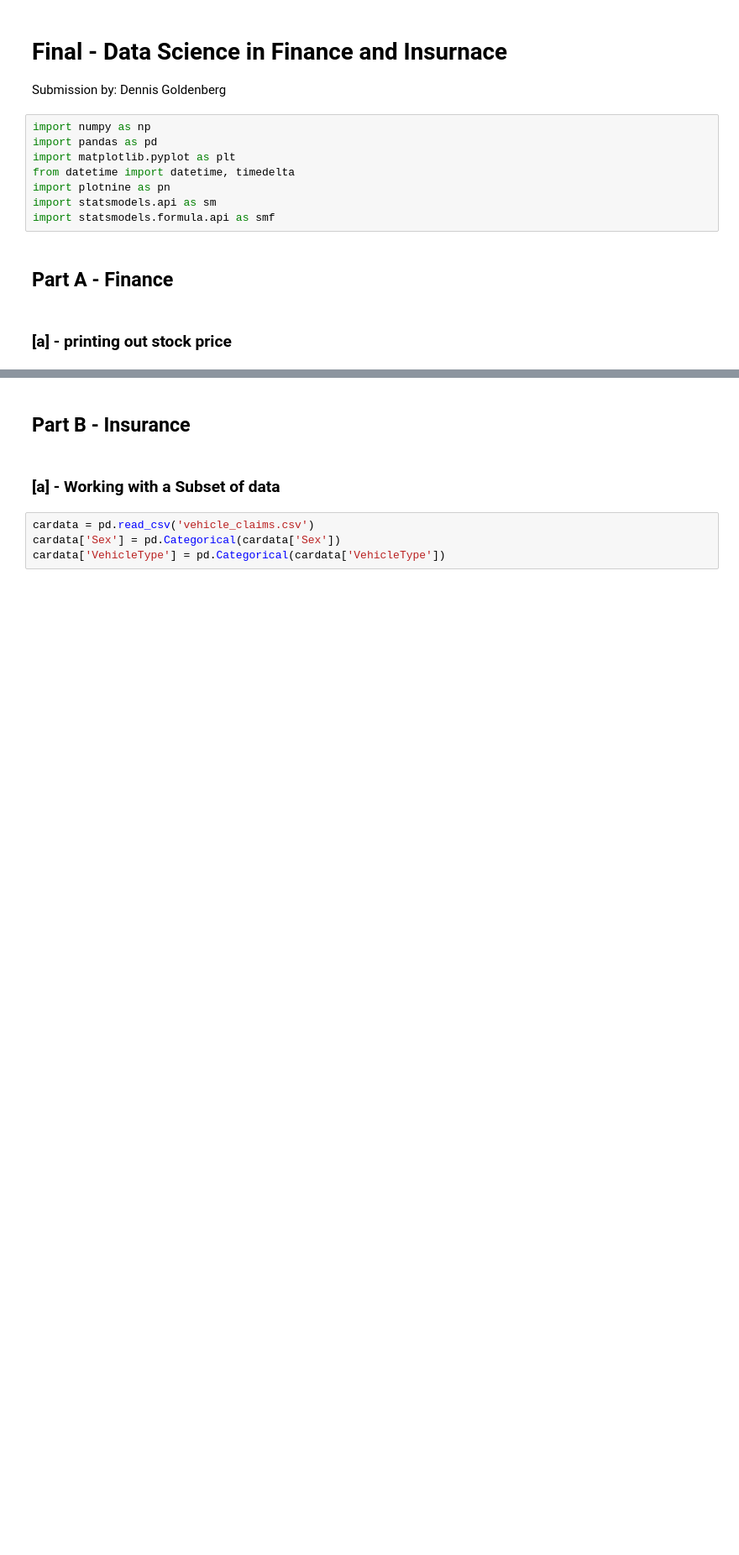
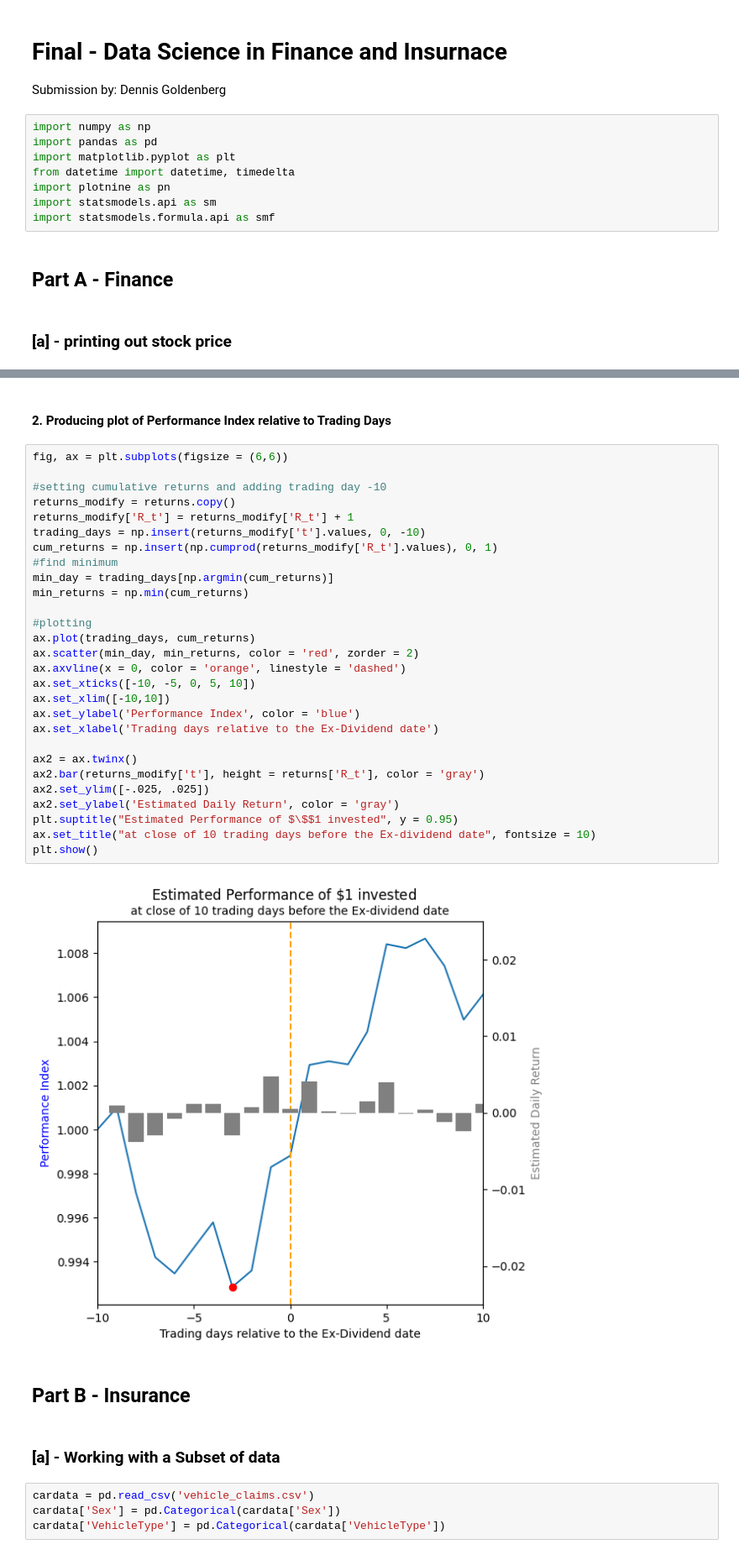
Before and after one commit to dg3358/Columbia-ACTU-5841, a Jupyter notebook: Final/Final.ipynb, the cells around one changed output, grey strips where cells are left out. Shown at 84% size. Saved outputs shown, nothing was run; the diff lists cells and outputs as text; blank space fills up the shorter version.

```diff
--- a/Final/Final.ipynb
+++ b/Final/Final.ipynb
@@ -65,6 +71,38 @@ returns
 | 17 | 8 | -0.001222 |
 | 18 | 9 | -0.002427 |
 | 19 | 10 | 0.001129 |
+# %% [markdown]
+#### 2. Producing plot of Performance Index relative to Trading Days
+# %%
+fig, ax = plt.subplots(figsize = (6,6))
+
+#setting cumulative returns and adding trading day -10
+returns_modify = returns.copy()
+returns_modify['R_t'] = returns_modify['R_t'] + 1
+trading_days = np.insert(returns_modify['t'].values, 0, -10)
+cum_returns = np.insert(np.cumprod(returns_modify['R_t'].values), 0, 1)
+#find minimum
+min_day = trading_days[np.argmin(cum_returns)]
+min_returns = np.min(cum_returns)
+
+#plotting
+ax.plot(trading_days, cum_returns)
+ax.scatter(min_day, min_returns, color = 'red', zorder = 2)
+ax.axvline(x = 0, color = 'orange', linestyle = 'dashed')
+ax.set_xticks([-10, -5, 0, 5, 10])
+ax.set_xlim([-10,10])
+ax.set_ylabel('Performance Index', color = 'blue')
+ax.set_xlabel('Trading days relative to the Ex-Dividend date')
+
+ax2 = ax.twinx()
+ax2.bar(returns_modify['t'], height = returns['R_t'], color = 'gray')
+ax2.set_ylim([-.025, .025])
+ax2.set_ylabel('Estimated Daily Return', color = 'gray')
+plt.suptitle("Estimated Performance of $\$$1 invested", y = 0.95)
+ax.set_title("at close of 10 trading days before the Ex-dividend date", fontsize = 10)
+plt.show()
+# %% [output]
+[figure, added]
 # %% [markdown]
 ## Part B - Insurance
 # %% [markdown]
```
Also changed, not shown: parts of 5 cells of this notebook.
